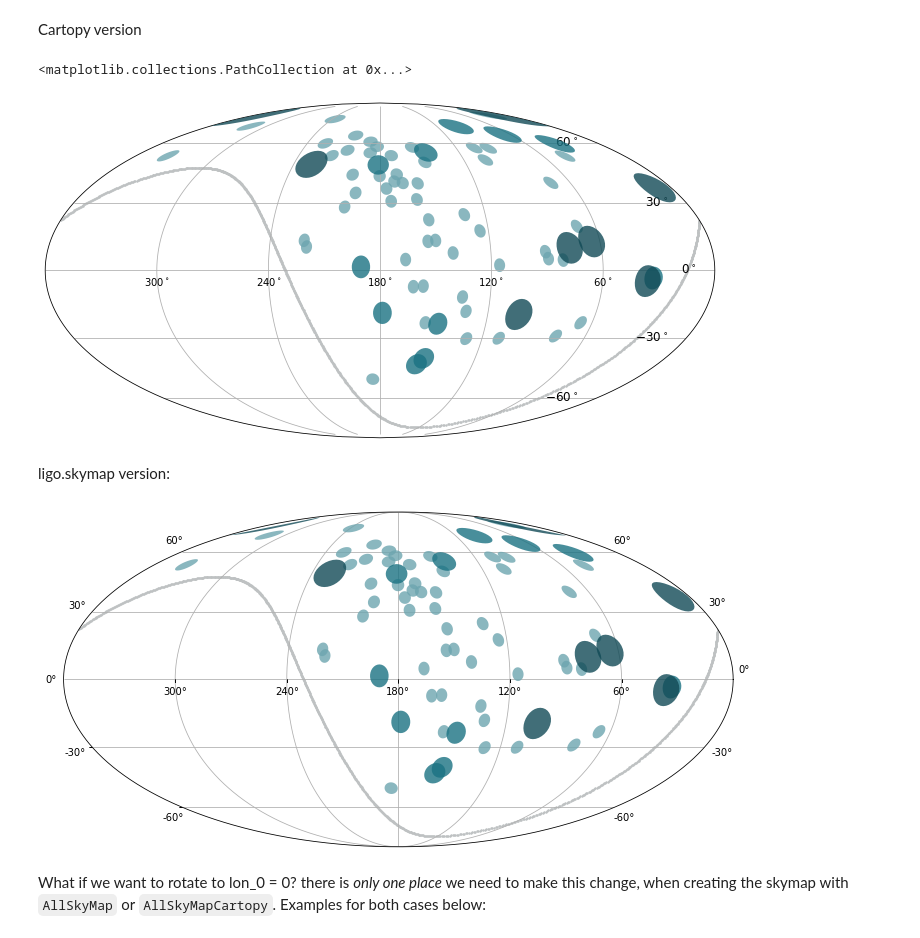
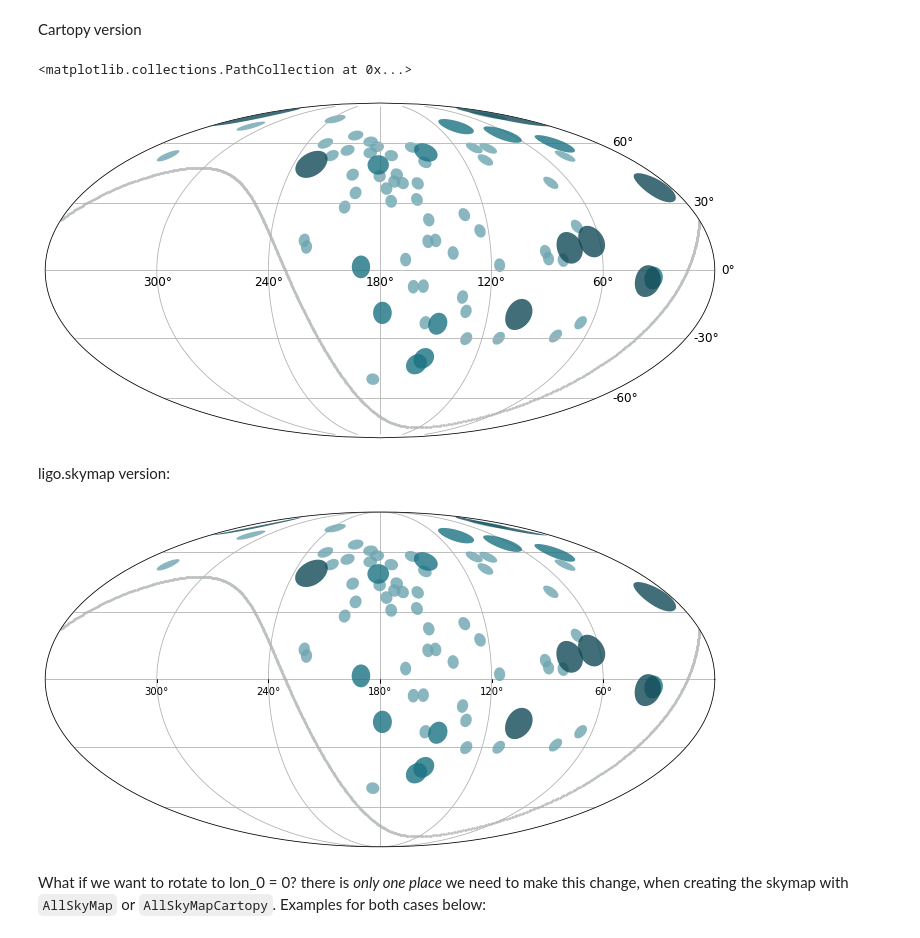
Before and after one commit to uhecr-project/uhecr_model, a Jupyter notebook: uhecr_model/paper_1/figures_deflection_exposure/plot_galactic_coords.ipynb, the cells around one changed output. Drawn from its saved outputs; the diff is of its cells as text; code cells hidden in the pictures.

Commit message:
Updated gridlines/labels

```diff
--- a/uhecr_model/paper_1/figures_deflection_exposure/plot_galactic_coords.ipynb
+++ b/uhecr_model/paper_1/figures_deflection_exposure/plot_galactic_coords.ipynb
@@ -75,7 +75,7 @@ exp_lat = c.galactic.b.deg
 Cartopy version
 # %%
 skymap = AllSkyMapCartopy(lon_0=180)
-skymap.set_gridlines(dx=60)
+skymap.set_gridlines(dx=60, ypadding=10)
 
 # UHECRs
 for lon, lat, E in np.nditer([arrival_direction.glons, arrival_direction.glats, energy]):
@@ -89,25 +89,25 @@ skymap.scatter(exp_lon, exp_lat, s = 2,
                color = grey, alpha = 1)
 # %% [output]
 <matplotlib.collections.PathCollection at 0x...>
-[figure, old version]
+[figure, new version]
 # %% [markdown]
 ligo.skymap version:
 # %%
 skymap = AllSkyMap(lon_0=180)
-skymap.set_gridlines()
+skymap.set_gridlines(ytick_pos="h", xlims=[0,360])
 
 # UHECRs
 for lon, lat, E in np.nditer([arrival_direction.glons, arrival_direction.glats, energy]):
     i = np.digitize(E, energy_bins) - 1
     skymap.tissot(lon, lat, 3.0 + (i*2),
                   facecolor = uhecr_cmap.colors[i], npts=30, lw=0,
                   alpha = 0.8, zorder = i+2)
 
 # exposure edge
 skymap.scatter(exp_lon, exp_lat, s = 2,
                color = grey, alpha = 1)
 # %% [output]
-[figure, old version]
+[figure, new version]
-# %% [markdown]
-What if we want to rotate to lon_0 = 0? there is *only one place* we need to make this change, when creating the skymap with `AllSkyMap` or `AllSkyMapCartopy`. Examples for both cases below:
+# %% [markdown]
+What if we want to rotate to lon_0 = 0? there is *only one place* we need to make this change, when creating the skymap with `AllSkyMap` or `AllSkyMapCartopy`. Examples for both cases below:
 # %%
```
Also changed, not shown: parts of 2 cells of this notebook.
